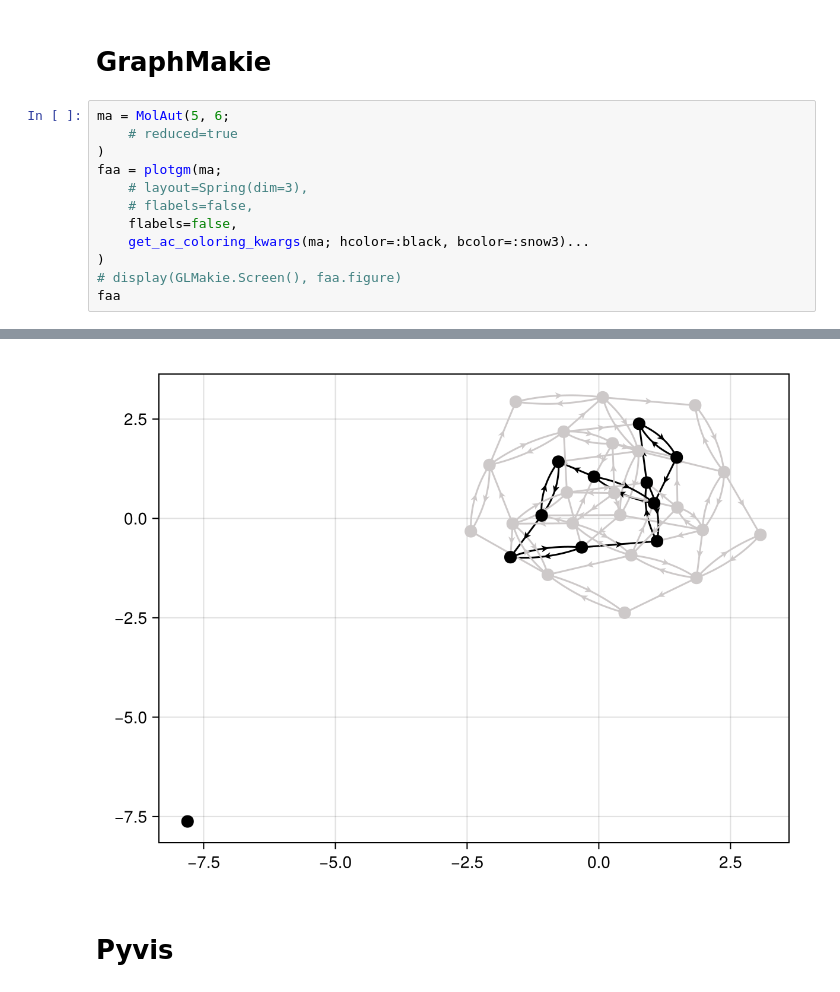
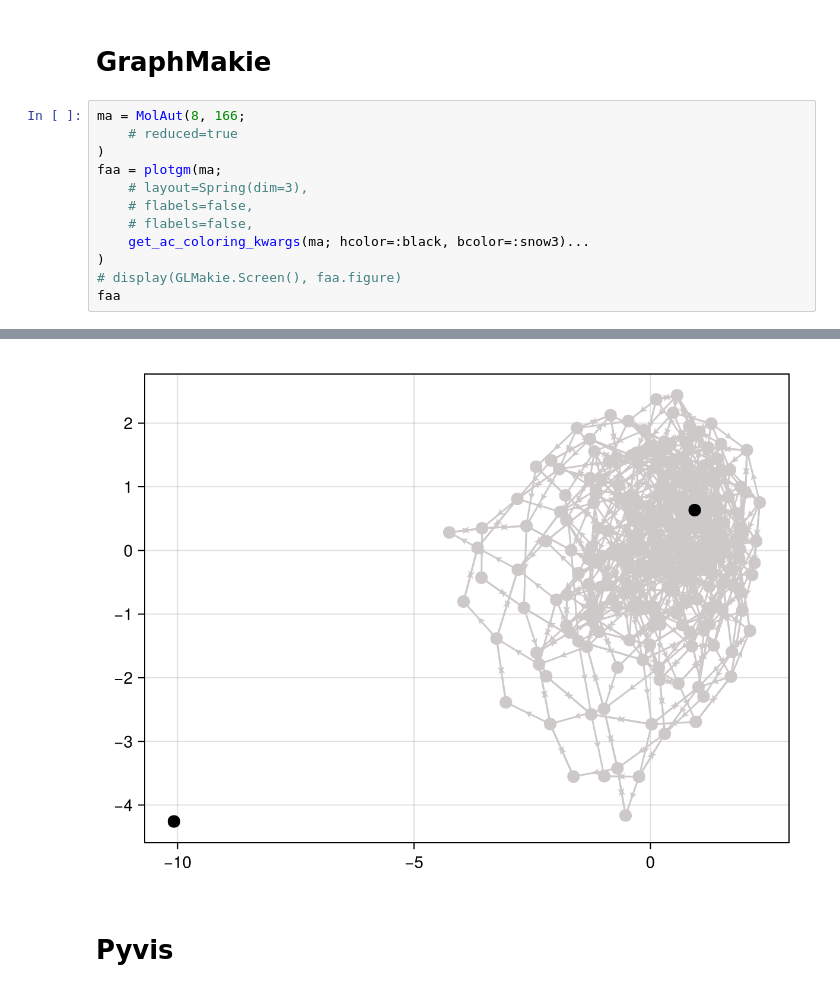
Before and after one commit to kockahonza/TopoStoch, a Jupyter notebook: notebooks/ma_figures_network_examples.ipynb, the cells around one changed output, grey strips where cells are left out. Drawn from its saved outputs; the diff is of its cells as text.

```diff
--- a/notebooks/ma_figures_network_examples.ipynb
+++ b/notebooks/ma_figures_network_examples.ipynb
@@ -57,13 +61,13 @@ faa = plotgm(ma;
 # %% [markdown]
 # GraphMakie
 # %%
-ma = MolAut(5, 6;
+ma = MolAut(8, 166;
     # reduced=true
 )
 faa = plotgm(ma;
     # layout=Spring(dim=3),
     # flabels=false,
-    flabels=false,
+    # flabels=false,
     get_ac_coloring_kwargs(ma; hcolor=:black, bcolor=:snow3)...
 )
 # display(GLMakie.Screen(), faa.figure)
@@ -72,4 +78,4 @@ faa
-[figure, old version]
+[figure, new version]
 # %% [markdown]
 # Pyvis
 # %%
```
Also changed, not shown: parts of 2 cells of this notebook, 11 other files.
